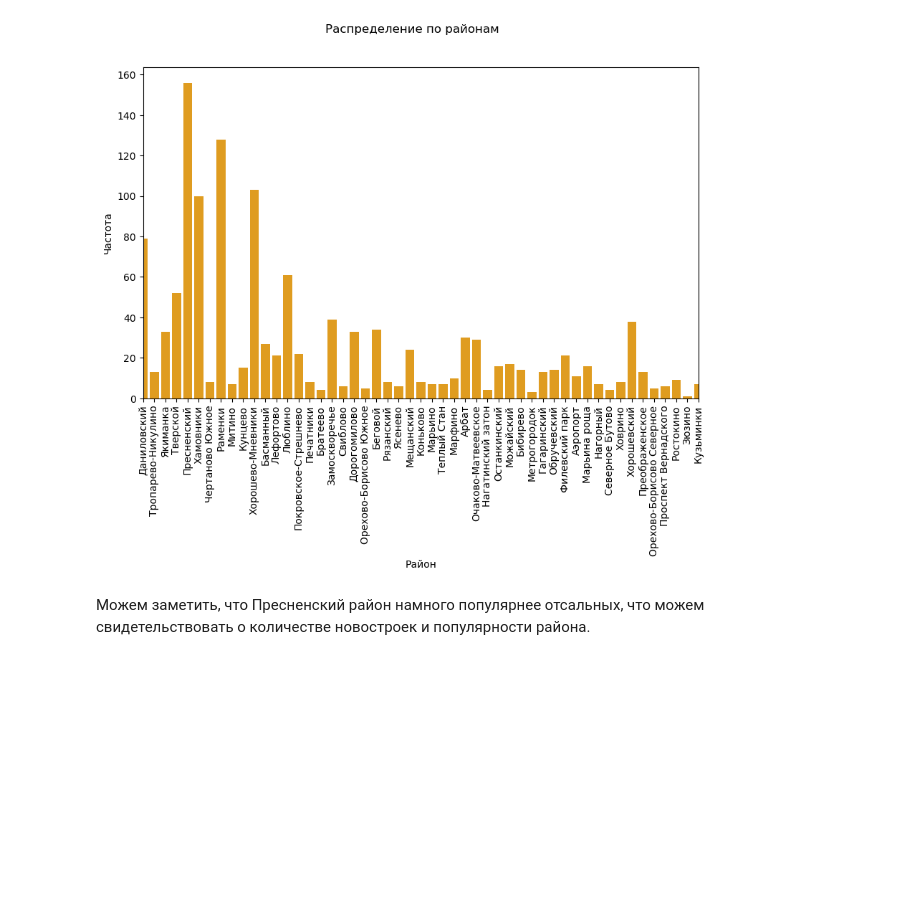
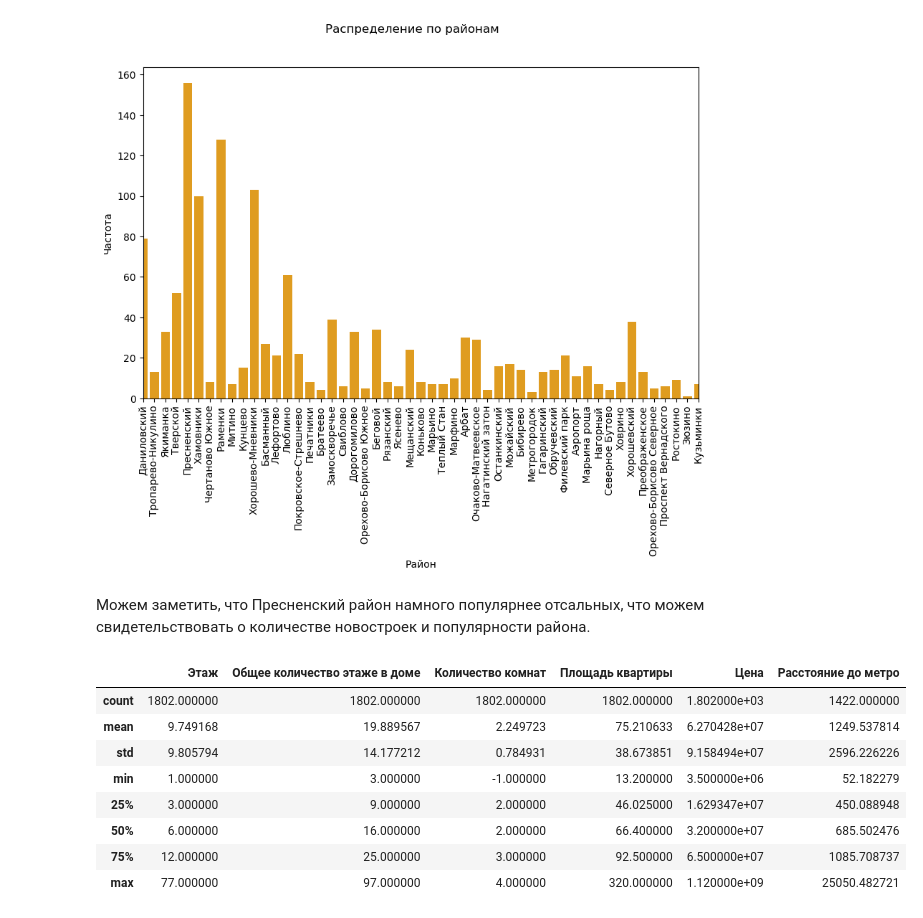
Before and after one commit to Vadcrut/hse_project, a Jupyter notebook: Visualization&eda.ipynb, the cells around one changed output. Cells and saved outputs as stored; diff of their text form; code cells hidden in the pictures; blank space fills up the shorter version.

```diff
--- a/Visualization&eda.ipynb
+++ b/Visualization&eda.ipynb
@@ -253,0 +258,12 @@ plt.show()
+# %%
+data.describe()
+# %% [output]
+|  | Этаж | Общее количество этаже в доме | Количество комнат | Площадь квартиры | Цена | Расстояние до метро |
+| count | 1802.000000 | 1802.000000 | 1802.000000 | 1802.000000 | 1.802000e+03 | 1422.000000 |
+| mean | 9.749168 | 19.889567 | 2.249723 | 75.210633 | 6.270428e+07 | 1249.537814 |
+| std | 9.805794 | 14.177212 | 0.784931 | 38.673851 | 9.158494e+07 | 2596.226226 |
+| min | 1.000000 | 3.000000 | -1.000000 | 13.200000 | 3.500000e+06 | 52.182279 |
+| 25% | 3.000000 | 9.000000 | 2.000000 | 46.025000 | 1.629347e+07 | 450.088948 |
+| 50% | 6.000000 | 16.000000 | 2.000000 | 66.400000 | 3.200000e+07 | 685.502476 |
+| 75% | 12.000000 | 25.000000 | 3.000000 | 92.500000 | 6.500000e+07 | 1085.708737 |
+| max | 77.000000 | 97.000000 | 4.000000 | 320.000000 | 1.120000e+09 | 25050.482721 |
```
Also changed, not shown: parts of 6 cells of this notebook, 2 other files.
